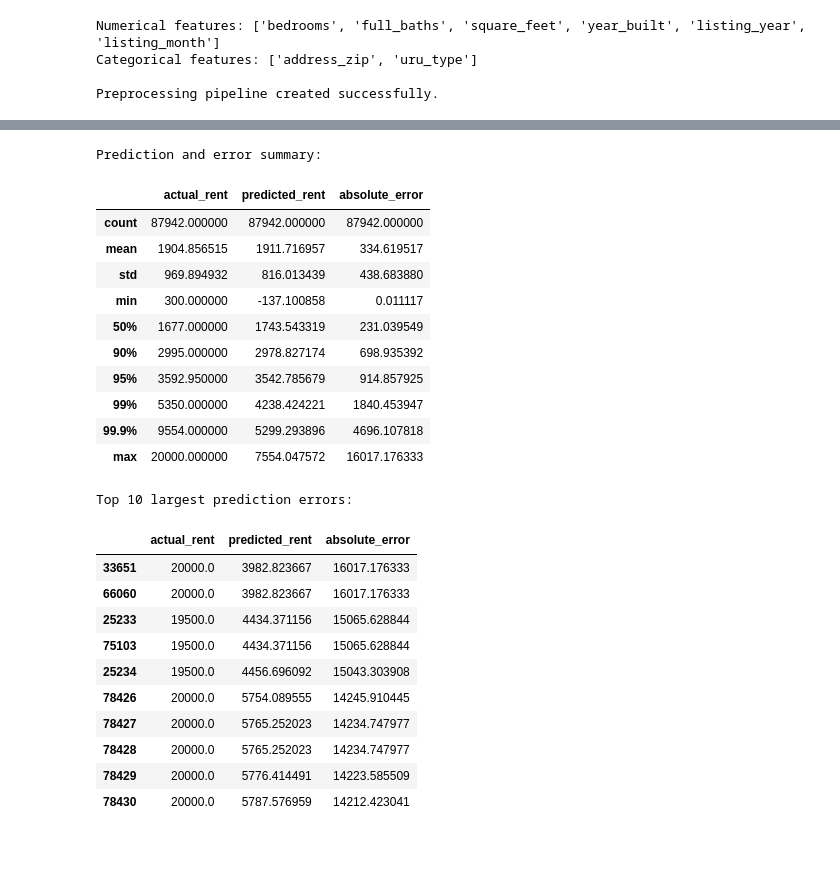
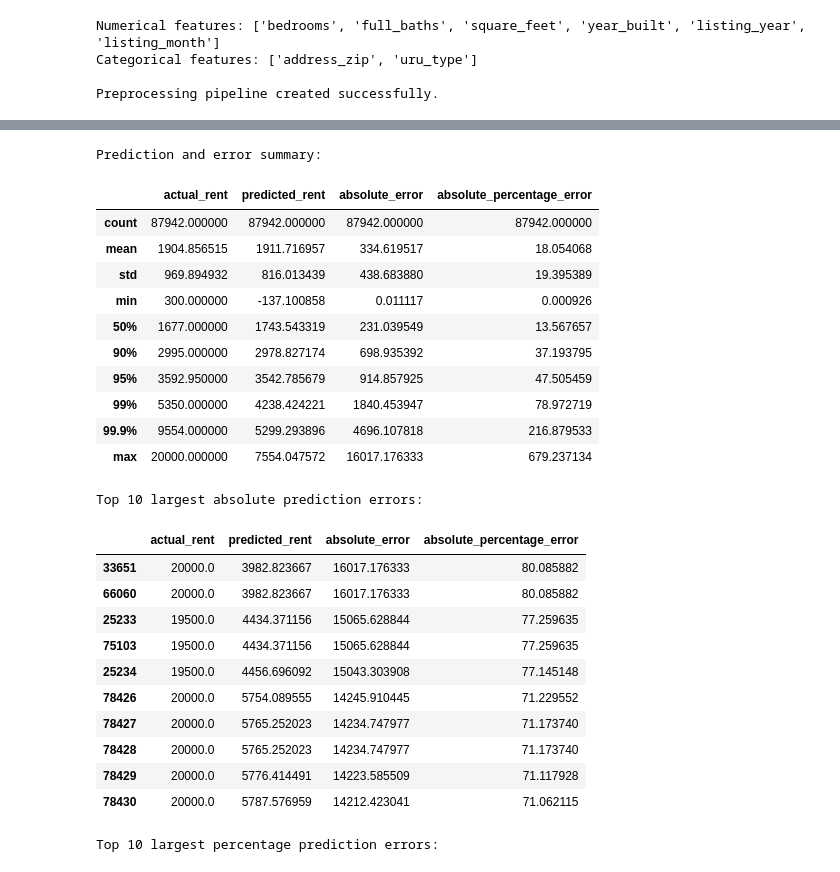
Before and after one commit to MatthewCReynolds/From-Listings-to-Intelligence, a Jupyter notebook: notebooks/real/phase_01_market_rent/05_baseline_models.ipynb, the cells around one changed output, grey strips where cells are left out. Drawn from its saved outputs; the diff is of its cells as text; code cells hidden in the pictures.

```diff
--- a/notebooks/real/phase_01_market_rent/05_baseline_models.ipynb
+++ b/notebooks/real/phase_01_market_rent/05_baseline_models.ipynb
@@ -415,50 +453,71 @@ R²:   0.6764
 # %%
 # Examine prediction errors on the validation set
 linear_errors = pd.DataFrame({
     "actual_rent": y_val.to_numpy(),
     "predicted_rent": y_pred_linear
 })
 
+# Calculate absolute prediction errors
 linear_errors["absolute_error"] = (
     linear_errors["actual_rent"] -
     linear_errors["predicted_rent"]
 ).abs()
 
+# Calculate absolute percentage errors
+assert (linear_errors["actual_rent"] > 0).all()
+
+linear_errors["absolute_percentage_error"] = (
+    linear_errors["absolute_error"] /
+    linear_errors["actual_rent"]
+) * 100
+
 # Summarize predictions and errors
 print("Prediction and error summary:")
 display(
     linear_errors[
-        ["actual_rent", "predicted_rent", "absolute_error"]
+        [
+            "actual_rent",
+            "predicted_rent",
+            "absolute_error",
+            "absolute_percentage_error"
+        ]
     ].describe(percentiles=[0.50, 0.90, 0.95, 0.99, 0.999])
 )
 
-# Identify the largest prediction errors
-print("\nTop 10 largest prediction errors:")
+# Identify the largest absolute prediction errors
+print("\nTop 10 largest absolute prediction errors:")
 display(
     linear_errors.nlargest(10, "absolute_error")
 )
+
+# Identify the largest percentage prediction errors
+print("\nTop 10 largest percentage prediction errors:")
+display(
+    linear_errors.nlargest(10, "absolute_percentage_error")
+)
 # %% [output]
 Prediction and error summary:
-|  | actual_rent | predicted_rent | absolute_error |
-| count | 87942.000000 | 87942.000000 | 87942.000000 |
-| mean | 1904.856515 | 1911.716957 | 334.619517 |
-| std | 969.894932 | 816.013439 | 438.683880 |
-| min | 300.000000 | -137.100858 | 0.011117 |
-| 50% | 1677.000000 | 1743.543319 | 231.039549 |
-| 90% | 2995.000000 | 2978.827174 | 698.935392 |
-| 95% | 3592.950000 | 3542.785679 | 914.857925 |
-| 99% | 5350.000000 | 4238.424221 | 1840.453947 |
-| 99.9% | 9554.000000 | 5299.293896 | 4696.107818 |
-| max | 20000.000000 | 7554.047572 | 16017.176333 |
+|  | actual_rent | predicted_rent | absolute_error | absolute_percentage_error |
+| count | 87942.000000 | 87942.000000 | 87942.000000 | 87942.000000 |
+| mean | 1904.856515 | 1911.716957 | 334.619517 | 18.054068 |
+| std | 969.894932 | 816.013439 | 438.683880 | 19.395389 |
+| min | 300.000000 | -137.100858 | 0.011117 | 0.000926 |
+| 50% | 1677.000000 | 1743.543319 | 231.039549 | 13.567657 |
+| 90% | 2995.000000 | 2978.827174 | 698.935392 | 37.193795 |
+| 95% | 3592.950000 | 3542.785679 | 914.857925 | 47.505459 |
+| 99% | 5350.000000 | 4238.424221 | 1840.453947 | 78.972719 |
+| 99.9% | 9554.000000 | 5299.293896 | 4696.107818 | 216.879533 |
+| max | 20000.000000 | 7554.047572 | 16017.176333 | 679.237134 |
-Top 10 largest prediction errors:
+Top 10 largest absolute prediction errors:
-|  | actual_rent | predicted_rent | absolute_error |
-| 33651 | 20000.0 | 3982.823667 | 16017.176333 |
-| 66060 | 20000.0 | 3982.823667 | 16017.176333 |
-| 25233 | 19500.0 | 4434.371156 | 15065.628844 |
-| 75103 | 19500.0 | 4434.371156 | 15065.628844 |
-| 25234 | 19500.0 | 4456.696092 | 15043.303908 |
-| 78426 | 20000.0 | 5754.089555 | 14245.910445 |
-| 78427 | 20000.0 | 5765.252023 | 14234.747977 |
-| 78428 | 20000.0 | 5765.252023 | 14234.747977 |
-| 78429 | 20000.0 | 5776.414491 | 14223.585509 |
-| 78430 | 20000.0 | 5787.576959 | 14212.423041 |
+|  | actual_rent | predicted_rent | absolute_error | absolute_percentage_error |
+| 33651 | 20000.0 | 3982.823667 | 16017.176333 | 80.085882 |
+| 66060 | 20000.0 | 3982.823667 | 16017.176333 | 80.085882 |
+| 25233 | 19500.0 | 4434.371156 | 15065.628844 | 77.259635 |
+| 75103 | 19500.0 | 4434.371156 | 15065.628844 | 77.259635 |
+| 25234 | 19500.0 | 4456.696092 | 15043.303908 | 77.145148 |
+| 78426 | 20000.0 | 5754.089555 | 14245.910445 | 71.229552 |
+| 78427 | 20000.0 | 5765.252023 | 14234.747977 | 71.173740 |
+| 78428 | 20000.0 | 5765.252023 | 14234.747977 | 71.173740 |
+| 78429 | 20000.0 | 5776.414491 | 14223.585509 | 71.117928 |
+| 78430 | 20000.0 | 5787.576959 | 14212.423041 | 71.062115 |
+Top 10 largest percentage prediction errors:
```
Also changed, not shown: parts of 28 cells of this notebook, 4 other files.
